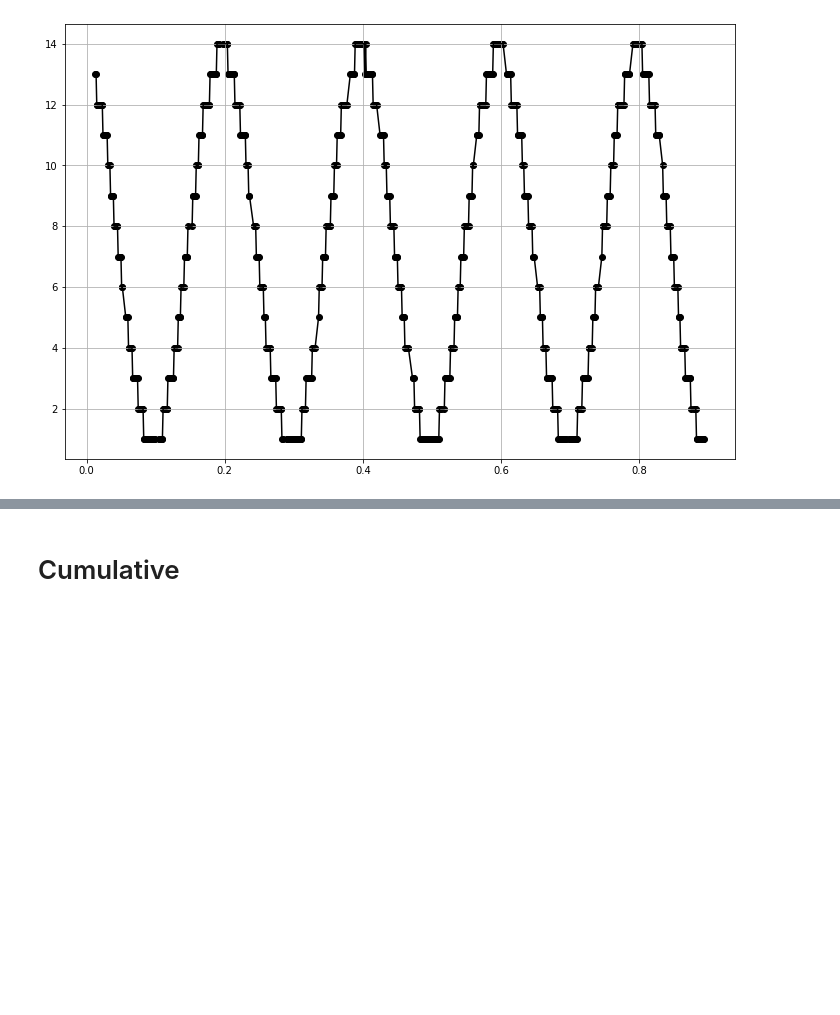
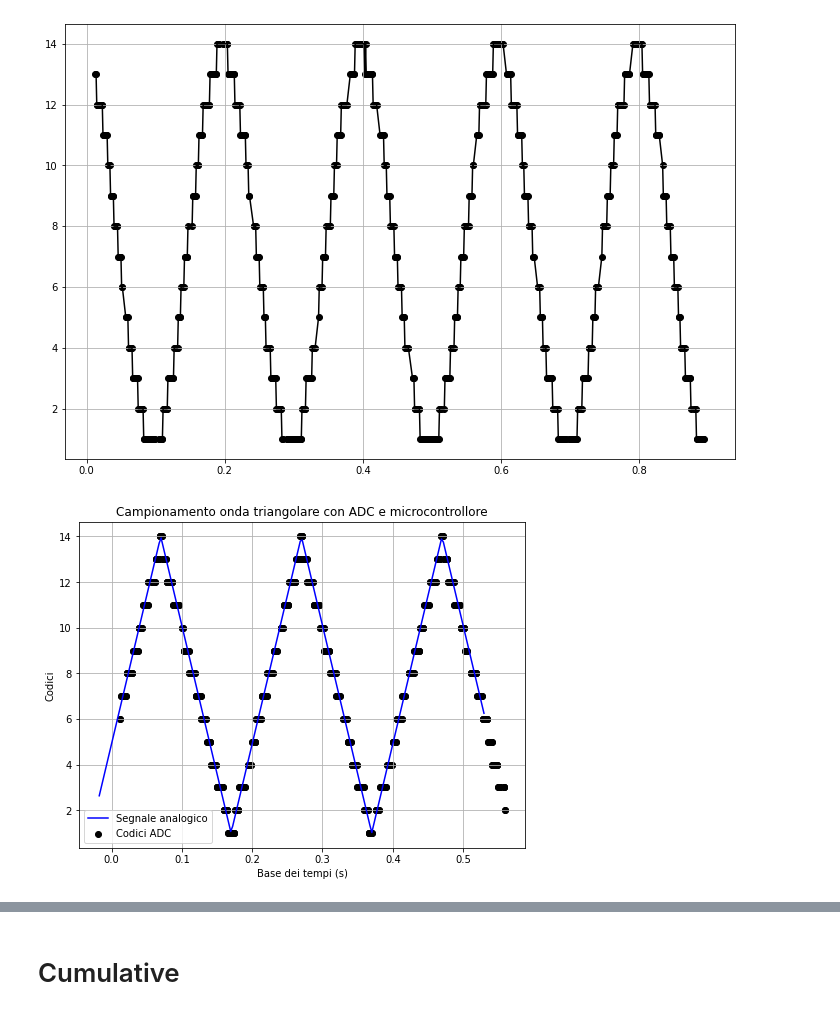
Before and after one commit to valeriopagliarino/Electronics-2021-UNITO-Public, a Jupyter notebook: analysis/nyquist-mcu.ipynb, the cells around one changed output, grey strips where cells are left out. Drawn from its saved outputs; the diff is of its cells as text; code cells hidden in the pictures; blank space fills up the shorter version.

Commit message:
arduino adc plots

```diff
--- a/analysis/nyquist-mcu.ipynb
+++ b/analysis/nyquist-mcu.ipynb
@@ -31,3 +32,28 @@ print("Intervallo di campionamento = ", data[0][0] - data[0][1], " secondi")
 # %% [output]
 Intervallo di campionamento =  -0.0010000000000000009  secondi
 [figure]
+# %%
+name = 26
+file = pd.read_csv(f"../data-source/4-11-21/S{name}.csv")
+
+start = 0
+end   = 500
+
+data = file.to_numpy().transpose()
+fig, ax = plt.subplots(figsize=(8,6))
+
+xdata = data[0][start:end]
+ydata = data[1][start:end]
+
+xinterp = np.linspace(xdata[0], xdata[-1], 200)
+ax.plot(xinterp - 0.03, ((scipy.signal.sawtooth(xinterp * 2* np.pi * 5, width=0.5) + 1) / 2) * (max(ydata) - min(ydata)) + min(ydata), color = "blue", label = "Segnale analogico")
+ax.scatter(xdata, ydata, color = "black", label = "Codici ADC")
+ax.set(xlabel = "Base dei tempi (s)", ylabel = "Codici", title = "Campionamento onda triangolare con ADC e microcontrollore")
+ax.scatter(data[0][start:end], data[1][start:end], color = "black")
+ax.grid()
+ax.legend()
+#print("Intervallo di campionamento = ", data[0][0] - data[0][1], " secondi")
+
+plt.savefig("mcu_triangle.pdf")
+# %% [output]
+[figure, added]
```
Also changed, not shown: parts of 2 cells of this notebook, 4 other files.
